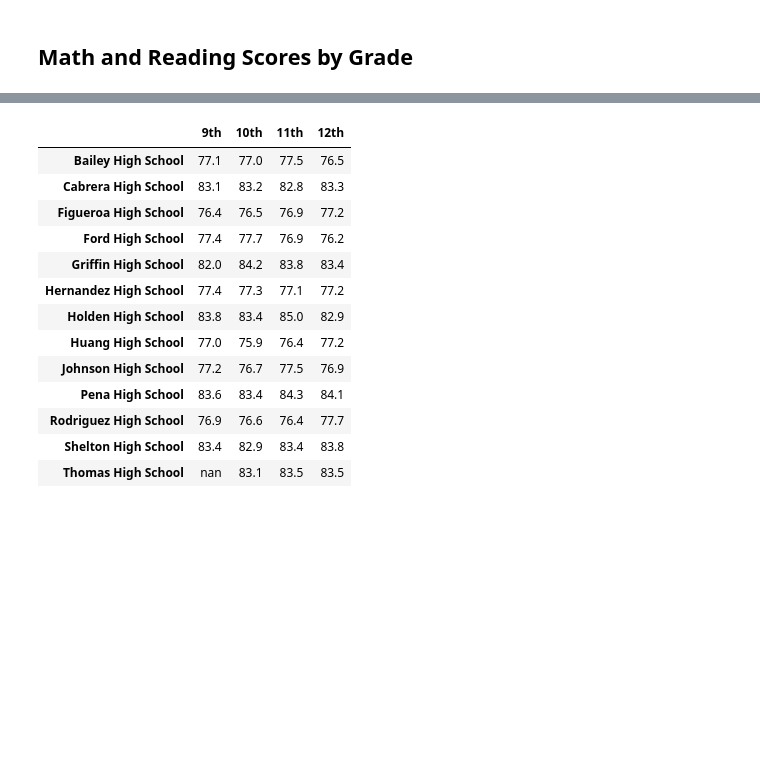
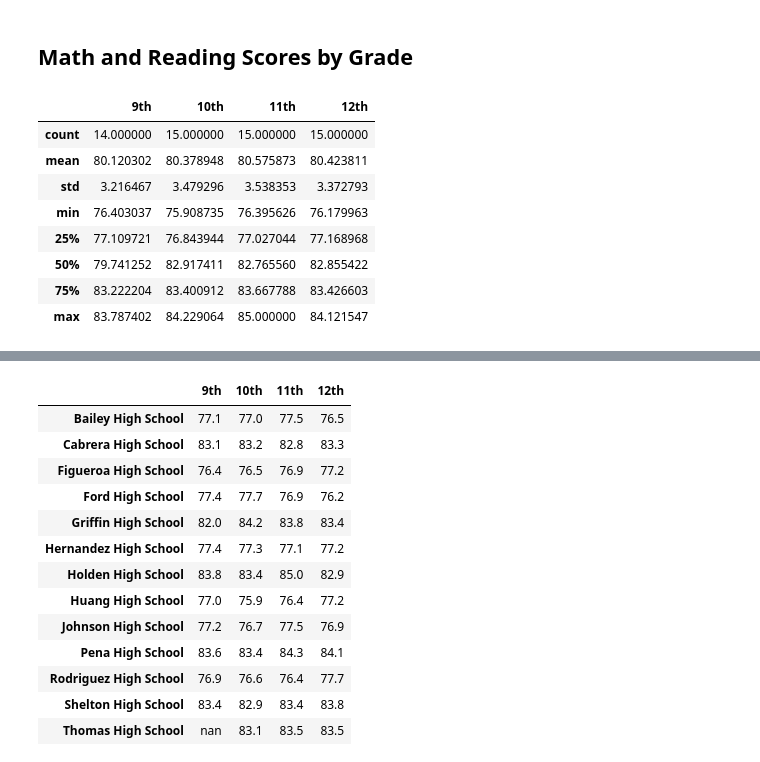
Before and after one commit to ean-maloney/School_District_Analysis, a Jupyter notebook: PyCitySchools_Challenge.ipynb, the cells around one changed output, grey strips where cells are left out. Saved outputs shown, nothing was run; the diff lists cells and outputs as text; code cells hidden in the pictures; blank space fills up the shorter version.

```diff
--- a/PyCitySchools_Challenge.ipynb
+++ b/PyCitySchools_Challenge.ipynb
@@ -395,6 +366,19 @@ math_scores_by_grade = pd.DataFrame({
     "10th": tenth_grade_math_scores,
     "11th": eleventh_grade_math_scores,
     "12th": twelfth_grade_math_scores})
+# %%
+#Get desc stats for math by grade
+math_scores_by_grade.describe()
+# %% [output]
+|  | 9th | 10th | 11th | 12th |
+| count | 14.000000 | 15.000000 | 15.000000 | 15.000000 |
+| mean | 80.120302 | 80.378948 | 80.575873 | 80.423811 |
+| std | 3.216467 | 3.479296 | 3.538353 | 3.372793 |
+| min | 76.403037 | 75.908735 | 76.395626 | 76.179963 |
+| 25% | 77.109721 | 76.843944 | 77.027044 | 77.168968 |
+| 50% | 79.741252 | 82.917411 | 82.765560 | 82.855422 |
+| 75% | 83.222204 | 83.400912 | 83.667788 | 83.426603 |
+| max | 83.787402 | 84.229064 | 85.000000 | 84.121547 |
 # %%
 # Combine each Series for average reading scores by school into single data frame.
 reading_scores_by_grade = pd.DataFrame({
```
Also changed, not shown: parts of 12 cells of this notebook, 2 other files.
